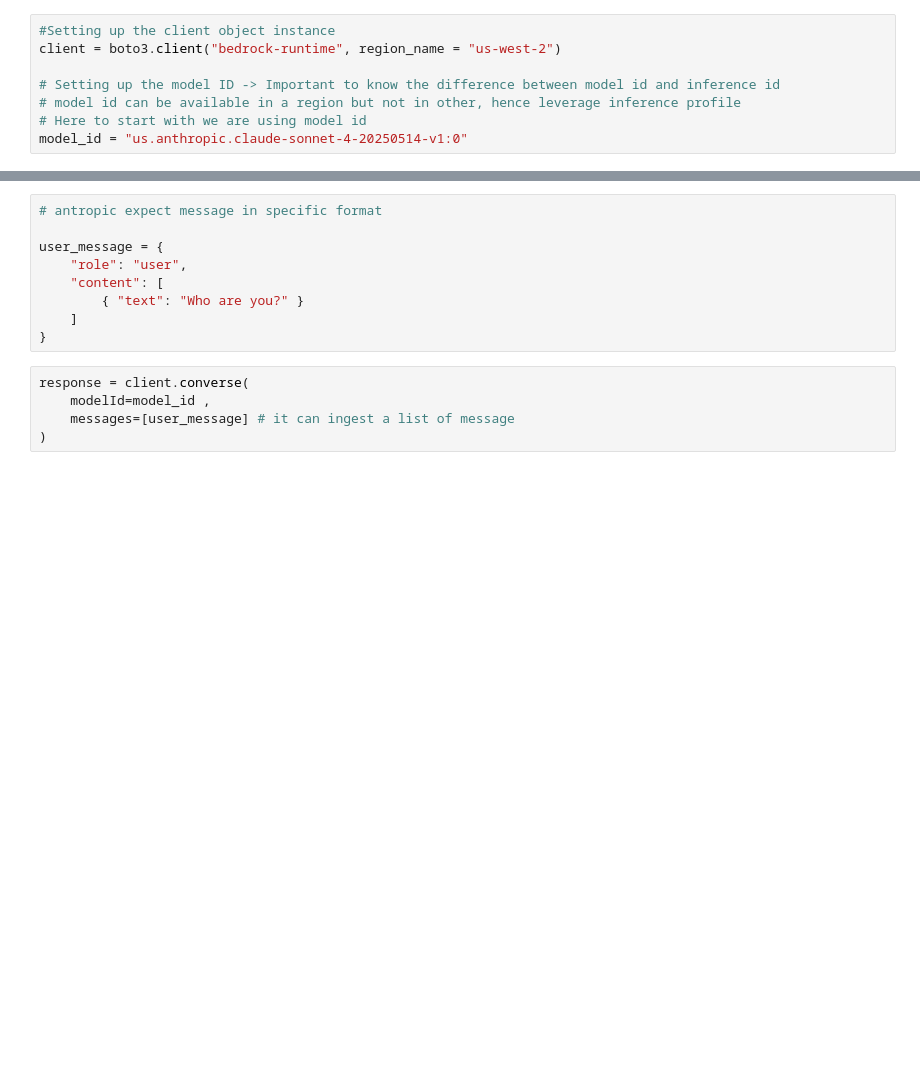
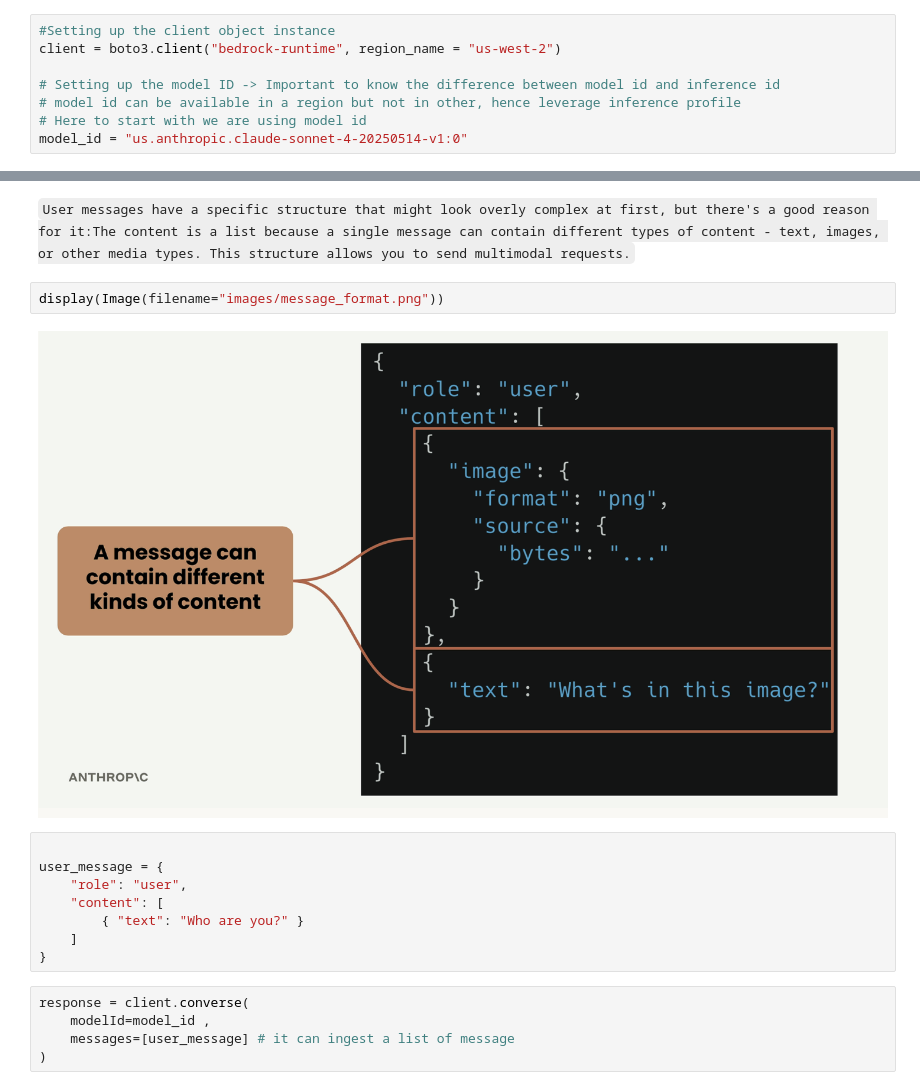
Before and after one commit to FilledVaccum/claude-with-amazon-bedrock, a Jupyter notebook: claude/claude_making_a_request.ipynb, the cells around one changed output, grey strips where cells are left out. Drawn from its saved outputs; the diff is of its cells as text; blank space fills up the shorter version.

Commit message:
multi-turn conversation

````diff
--- a/claude/claude_making_a_request.ipynb
+++ b/claude/claude_making_a_request.ipynb
@@ -31,5 +37,10 @@ model_id = "us.anthropic.claude-sonnet-4-20250514-v1:0"
+# %% [markdown]
+```User messages have a specific structure that might look overly complex at first, but there's a good reason for it:The content is a list because a single message can contain different types of content - text, images, or other media types. This structure allows you to send multimodal requests.```
+# %%
+display(Image(filename="images/message_format.png"))
+# %% [output]
+[figure, added]
 # %%
-# antropic expect message in specific format
 
 user_message = {
     "role": "user",
````
Also changed, not shown: parts of 5 cells of this notebook, 3 other files.
